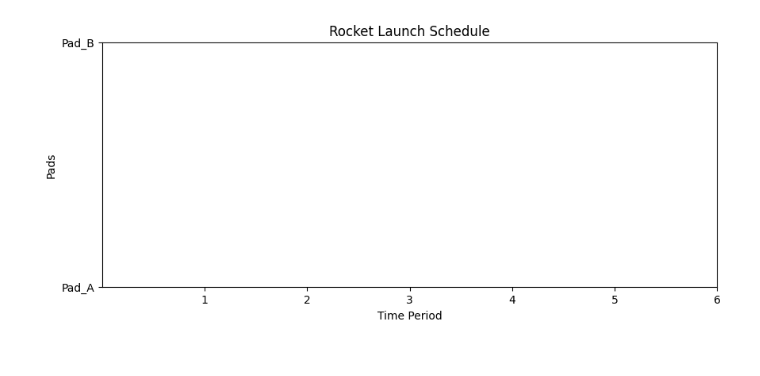
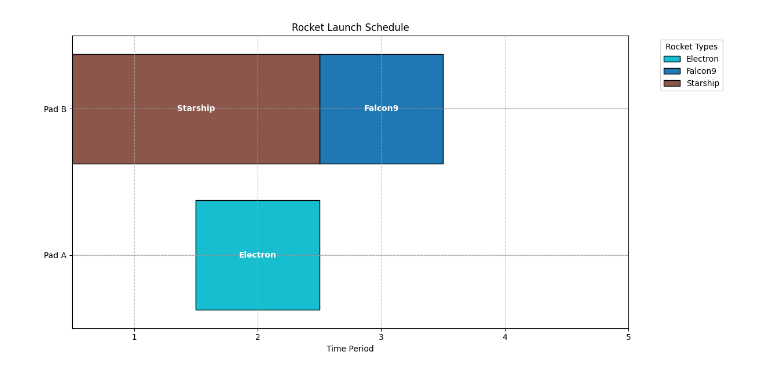
Before and after one commit to dhruvhaldar/AirFleet-Supply-Optimizer, a Jupyter notebook: ilp.ipynb, the cells around one changed output. Saved outputs shown, nothing was run; the diff lists cells and outputs as text; code cells hidden in the pictures.

Commit message:
ilp data visualization

```diff
--- a/ilp.ipynb
+++ b/ilp.ipynb
@@ -1,4 +1,7 @@
 # %%
+import matplotlib.pyplot as plt
+import matplotlib.patches as patches
+from matplotlib import cm
 import pulp as pl
 import numpy as np
 
@@ -65,6 +68,82 @@ print("Assignments:", Assignments)
 print("Total Launch Cost:", TotalCost)
 print("Total Priority Score:", TotalPriority)
 print("Fuel Used Per Pad:", FuelUsedPerPad)
+
+
+def visualize_schedule(assignments, rockets, pads, periods, prep_time):
+    # Create a color map for rockets
+    colors = cm.get_cmap('tab10', len(rockets))
+    rocket_colors = {rocket: colors(i) for i, rocket in enumerate(rockets)}
+
+    # Create figure and axis
+    fig, ax = plt.subplots(figsize=(12, 6))
+
+    # Create y-axis ticks and labels
+    y_ticks = []
+    y_labels = []
+
+    # Plot each pad
+    for pad_idx, pad in enumerate(pads):
+        y_pos = pad_idx * 2
+        y_ticks.append(y_pos)
+        y_labels.append(f'Pad {pad[-1]}')
+
+        # Draw pad line
+        ax.axhline(y=y_pos, color='gray', linestyle='-', alpha=0.3)
+
+        # Plot scheduled launches
+        for rocket, (assigned_pad, start_time) in assignments.items():
+            if assigned_pad == pad:
+                end_time = start_time + prep_time[rocket]
+                ax.barh(
+                    y_pos,
+                    width=prep_time[rocket],
+                    left=start_time - 0.5,  # Center the bar on the time point
+                    height=1.5,
+                    color=rocket_colors[rocket],
+                    edgecolor='black',
+                    label=rocket
+                )
+                # Add rocket name to the bar
+                ax.text(
+                    start_time + prep_time[rocket]/2 - 0.5,
+                    y_pos,
+                    rocket,
+                    ha='center',
+                    va='center',
+                    color='white',
+                    fontweight='bold'
+                )
+
+    # Set y-ticks and labels
+    ax.set_yticks(y_ticks)
+    ax.set_yticklabels(y_labels)
+    ax.set_ylim(-1, len(pads) * 2 - 1)
+
+    # Set x-ticks and labels
+    ax.set_xticks(range(1, max(periods) + 2))
+    ax.set_xlabel('Time Period')
+    ax.set_title('Rocket Launch Schedule')
+
+    # Add legend (without duplicates)
+    handles, labels = ax.get_legend_handles_labels()
+    by_label = dict(zip(labels, handles))
+    ax.legend(by_label.values(), by_label.keys(),
+              title='Rocket Types',
+              bbox_to_anchor=(1.05, 1),
+              loc='upper left')
+
+    # Add grid
+    ax.grid(True, linestyle='--', alpha=0.7)
+
+    plt.tight_layout()
+    plt.show()
+
+# Example usage (after solving the model):
+if 'Assignments' in locals() and Assignments:
+    visualize_schedule(Assignments, Rockets, Pads, Periods, PrepTime)
+else:
+    print("No assignments found. Please run the optimization first.")
 # %% [output]
 Welcome to the CBC MILP Solver
 Version: 2.10.3
@@ -86 +165 @@ Fuel Used Per Pad: {'Pad_A': 0, 'Pad_B': 0}
-[figure, old version]
+[figure, new version]
```
Also changed, not shown: parts of 1 cell of this notebook.
